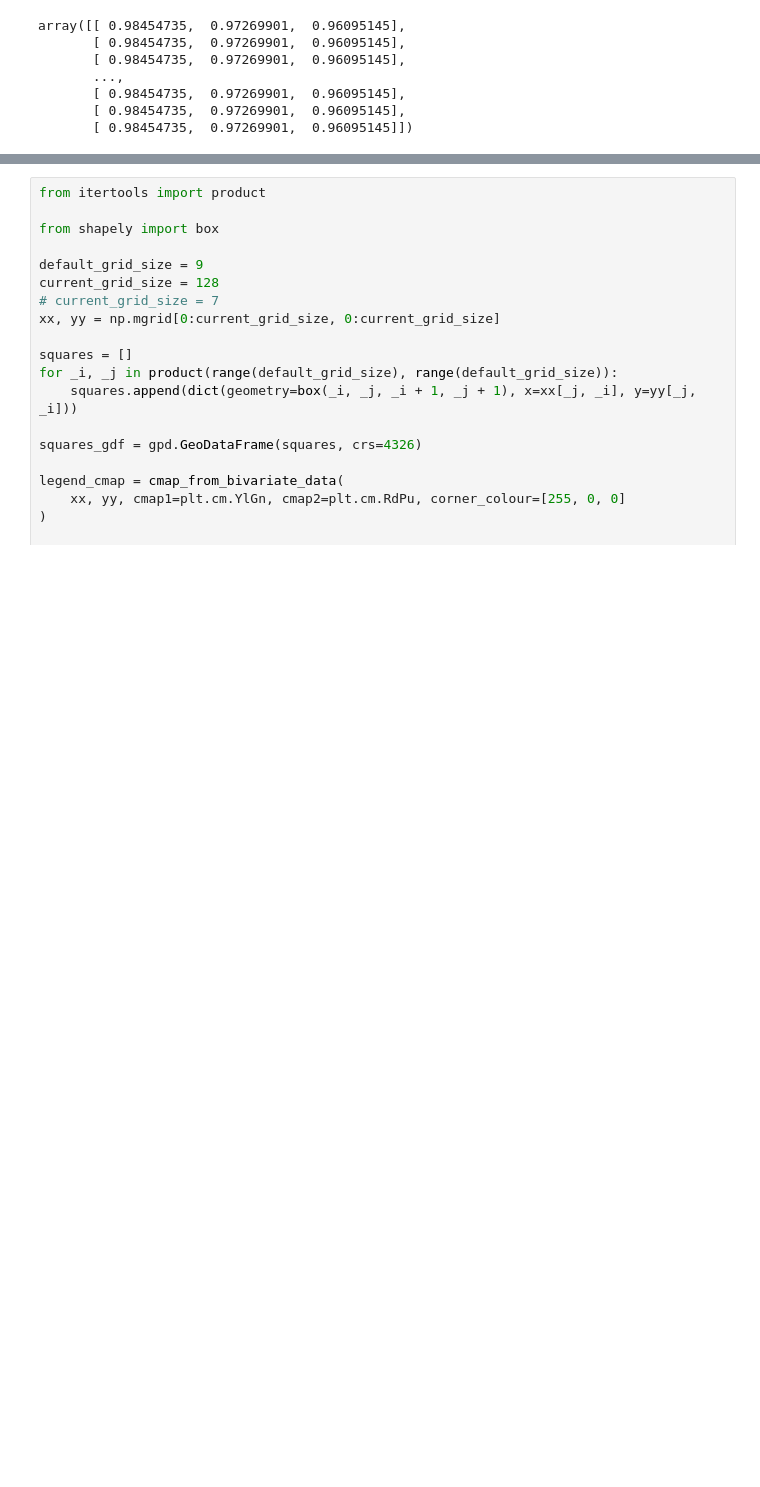
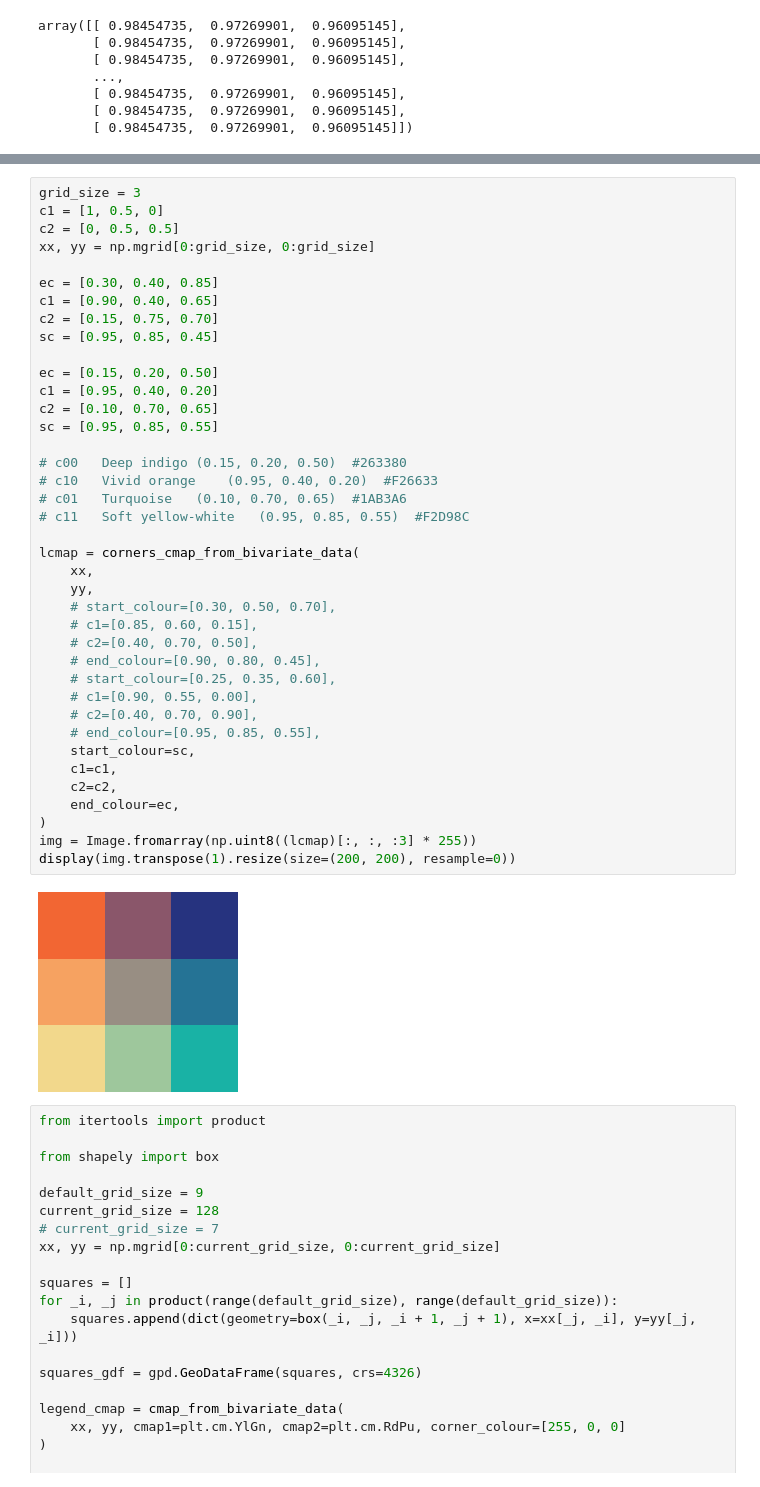
Before and after one commit to RaczeQ/bivario, a Jupyter notebook: bivario/plot_map.ipynb, the cells around one changed output, grey strips where cells are left out. Drawn from its saved outputs; the diff is of its cells as text; blank space fills up the shorter version.

```diff
--- a/bivario/plot_map.ipynb
+++ b/bivario/plot_map.ipynb
@@ -118,3 +127,44 @@ display(img.transpose(1).resize(size=(200, 200), resample=0))
+# %%
+grid_size = 3
+c1 = [1, 0.5, 0]
+c2 = [0, 0.5, 0.5]
+xx, yy = np.mgrid[0:grid_size, 0:grid_size]
+
+ec = [0.30, 0.40, 0.85]
+c1 = [0.90, 0.40, 0.65]
+c2 = [0.15, 0.75, 0.70]
+sc = [0.95, 0.85, 0.45]
+
+ec = [0.15, 0.20, 0.50]
+c1 = [0.95, 0.40, 0.20]
+c2 = [0.10, 0.70, 0.65]
+sc = [0.95, 0.85, 0.55]
+
+# c00	Deep indigo	(0.15, 0.20, 0.50)	#263380
+# c10	Vivid orange	(0.95, 0.40, 0.20)	#F26633
+# c01	Turquoise	(0.10, 0.70, 0.65)	#1AB3A6
+# c11	Soft yellow-white	(0.95, 0.85, 0.55)	#F2D98C
+
+lcmap = corners_cmap_from_bivariate_data(
+    xx,
+    yy,
+    # start_colour=[0.30, 0.50, 0.70],
+    # c1=[0.85, 0.60, 0.15],
+    # c2=[0.40, 0.70, 0.50],
+    # end_colour=[0.90, 0.80, 0.45],
+    # start_colour=[0.25, 0.35, 0.60],
+    # c1=[0.90, 0.55, 0.00],
+    # c2=[0.40, 0.70, 0.90],
+    # end_colour=[0.95, 0.85, 0.55],
+    start_colour=sc,
+    c1=c1,
+    c2=c2,
+    end_colour=ec,
+)
+img = Image.fromarray(np.uint8((lcmap)[:, :, :3] * 255))
+display(img.transpose(1).resize(size=(200, 200), resample=0))
+# %% [output]
+[figure, added]
 # %%
 from itertools import product
 
```
Also changed, not shown: parts of 5 cells of this notebook, 1 other file.
